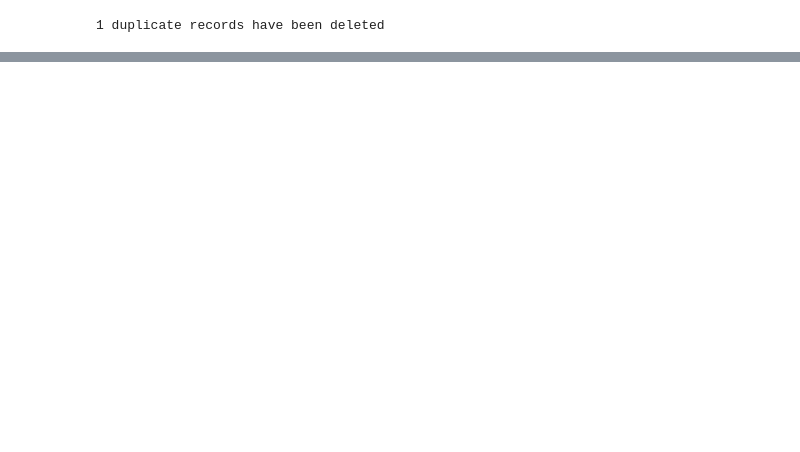
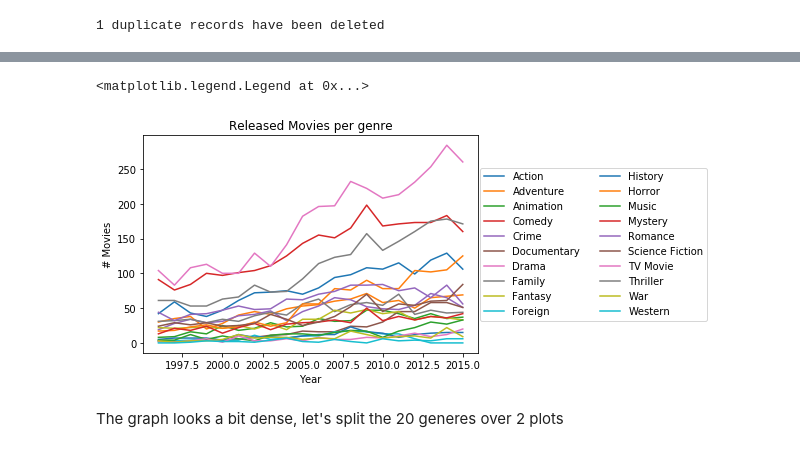
Before and after one commit to cenrak/udacity-dand, a Jupyter notebook: project2/project2.ipynb, the cells around one changed output, grey strips where cells are left out. Cells and saved outputs as stored; diff of their text form; code cells hidden in the pictures; blank space fills up the shorter version.

```diff
--- a/project2/project2.ipynb
+++ b/project2/project2.ipynb
@@ -140,0 +326,12 @@ False
+# %%
+x = df_clean.groupby('release_year')[list_of_genres].sum().tail(20)
+plt.plot(x[list_of_genres])
+plt.title('Released Movies per genre')
+plt.xlabel('Year')
+plt.ylabel('# Movies')
+plt.legend(list_of_genres, loc=5, ncol=2,  bbox_to_anchor=(1.7, 0.5))
+# %% [output]
+<matplotlib.legend.Legend at 0x...>
+[figure, added]
+# %% [markdown]
+The graph looks a bit dense, let's split the 20 generes over 2 plots
```
Also changed, not shown: parts of 77 cells of this notebook, 1 other file.
